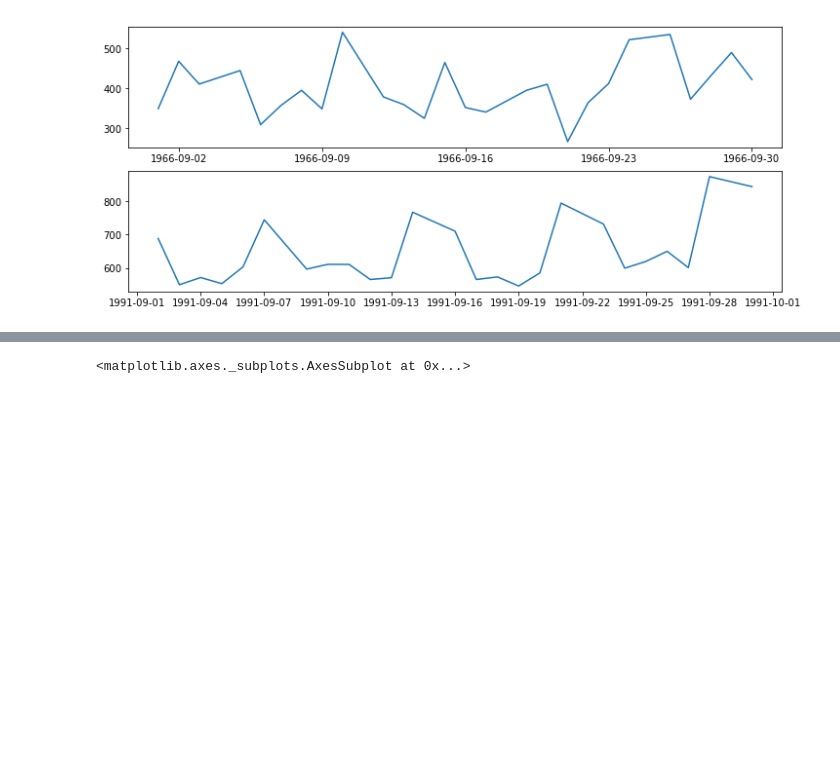
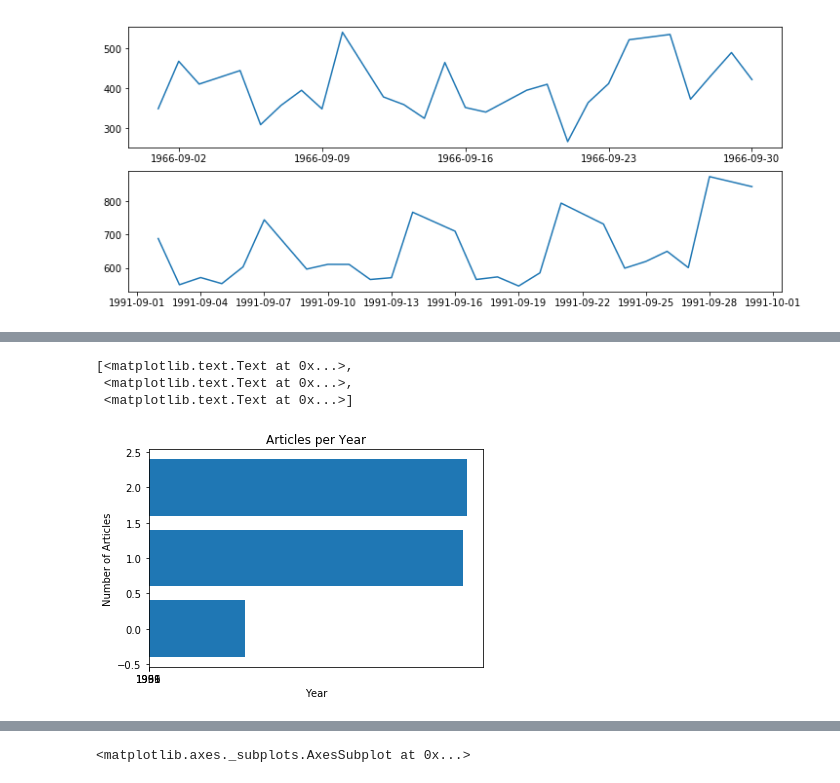
Before and after one commit to melvinwevers/python-visualization-workshop, a Jupyter notebook: Python Viz Workshop.ipynb, the cells around one changed output, grey strips where cells are left out. Saved outputs shown, nothing was run; the diff lists cells and outputs as text; code cells hidden in the pictures; blank space fills up the shorter version.

```diff
--- a/Python Viz Workshop.ipynb
+++ b/Python Viz Workshop.ipynb
@@ -495,0 +414,15 @@ df['1939'].plot(x='day', y='article_length', kind='hist', title='Day vs. Mean_si
+# %%
+fig, ax = plt.subplots()
+ax.bar(bar_positions, bar_heights, width = .5)
+
+# add some text for labels, title and axes ticks
+ax.set_title('Articles per Year')
+ax.set_ylabel('Number of Articles')
+ax.set_xticks(bar_positions)
+ax.set_xlabel('Year')
+ax.set_xticklabels(['1939', '1966', '1991'])
+# %% [output]
+[<matplotlib.text.Text at 0x...>,
+ <matplotlib.text.Text at 0x...>,
+ <matplotlib.text.Text at 0x...>]
+[figure, added]
```
Also changed, not shown: parts of 87 cells of this notebook.
